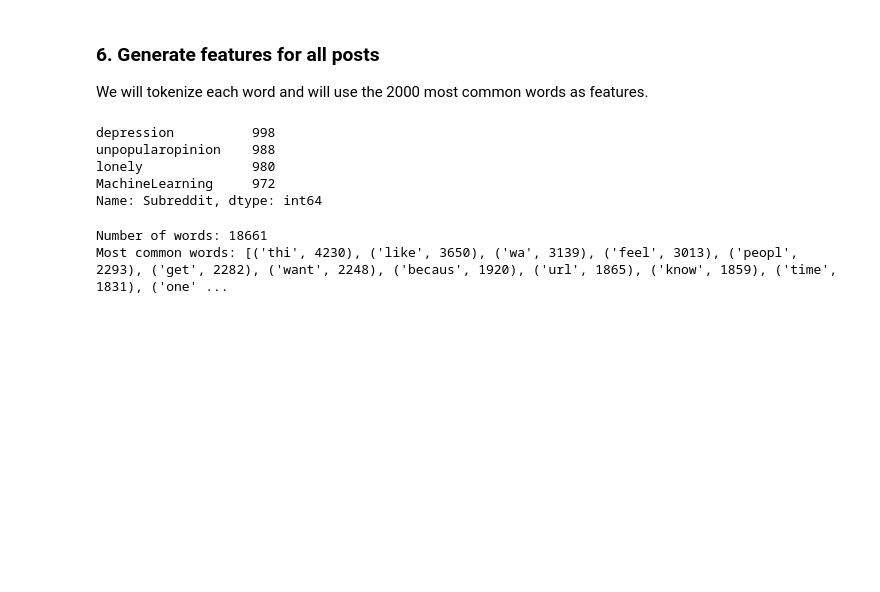
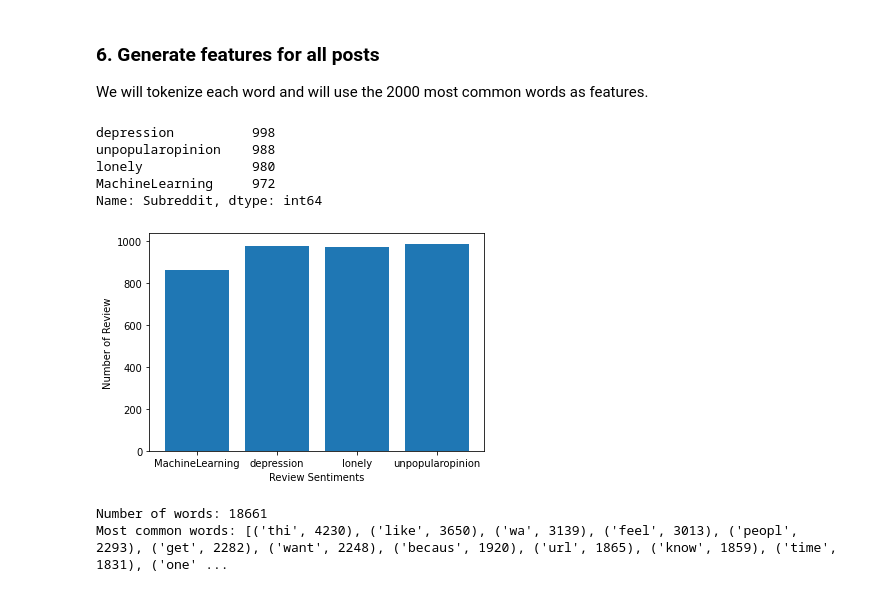
Before and after one commit to Alliix/SubRedditClassification, a Jupyter notebook: SubRedditClassification.ipynb, the cells around one changed output. Cells and saved outputs as stored; diff of their text form; code cells hidden in the pictures; blank space fills up the shorter version.

Commit message:
some data visualization

```diff
--- a/SubRedditClassification.ipynb
+++ b/SubRedditClassification.ipynb
@@ -225,14 +235,21 @@ allPosts.to_csv('all_posts_processed.csv', index=False)
 # %%
 # check subreddit distribution
 
 subreddits = allPosts.Subreddit
 print(subreddits.value_counts())
+
+Sentiment_count=allPosts.groupby('Subreddit').count()
+plt.bar(Sentiment_count.index.values, Sentiment_count['Post'])
+plt.xlabel('Review Sentiments')
+plt.ylabel('Number of Review')
+plt.show()
 # %% [output]
 depression          998
 unpopularopinion    988
 lonely              980
 MachineLearning     972
 Name: Subreddit, dtype: int64
+[figure, added]
 # %%
 all_words_combined = getWordFrequency('all_posts_processed.csv')
 
```
Also changed, not shown: parts of 30 cells of this notebook.
